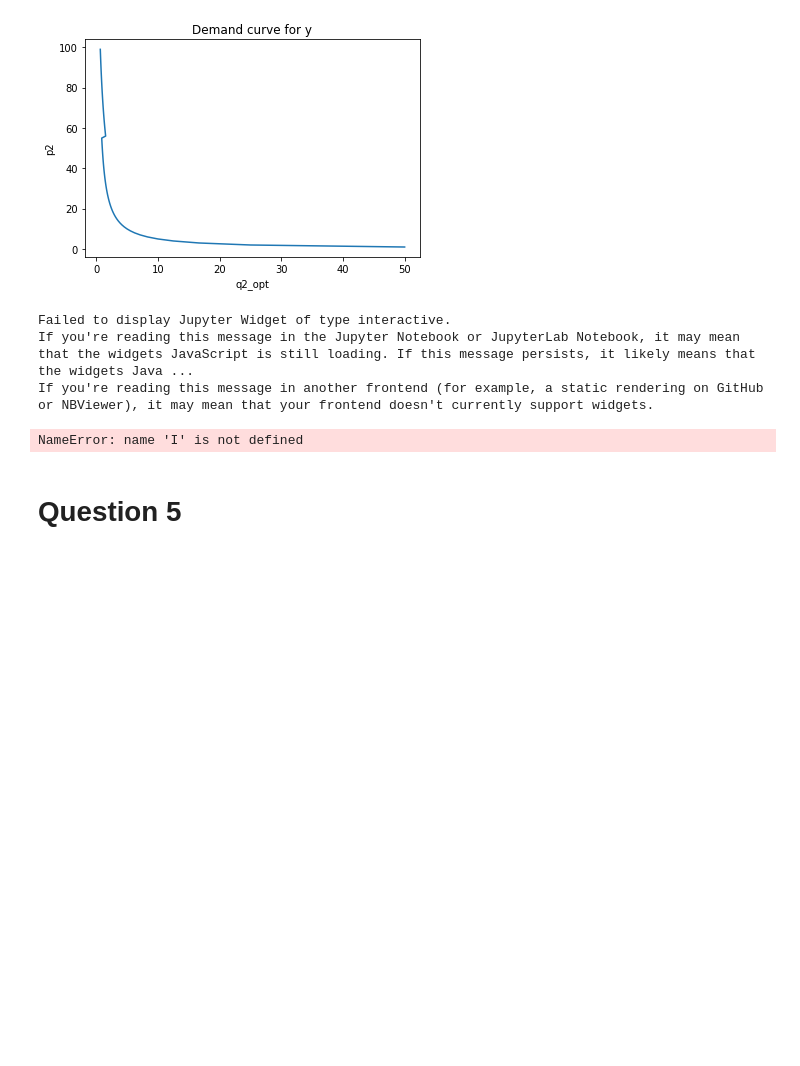
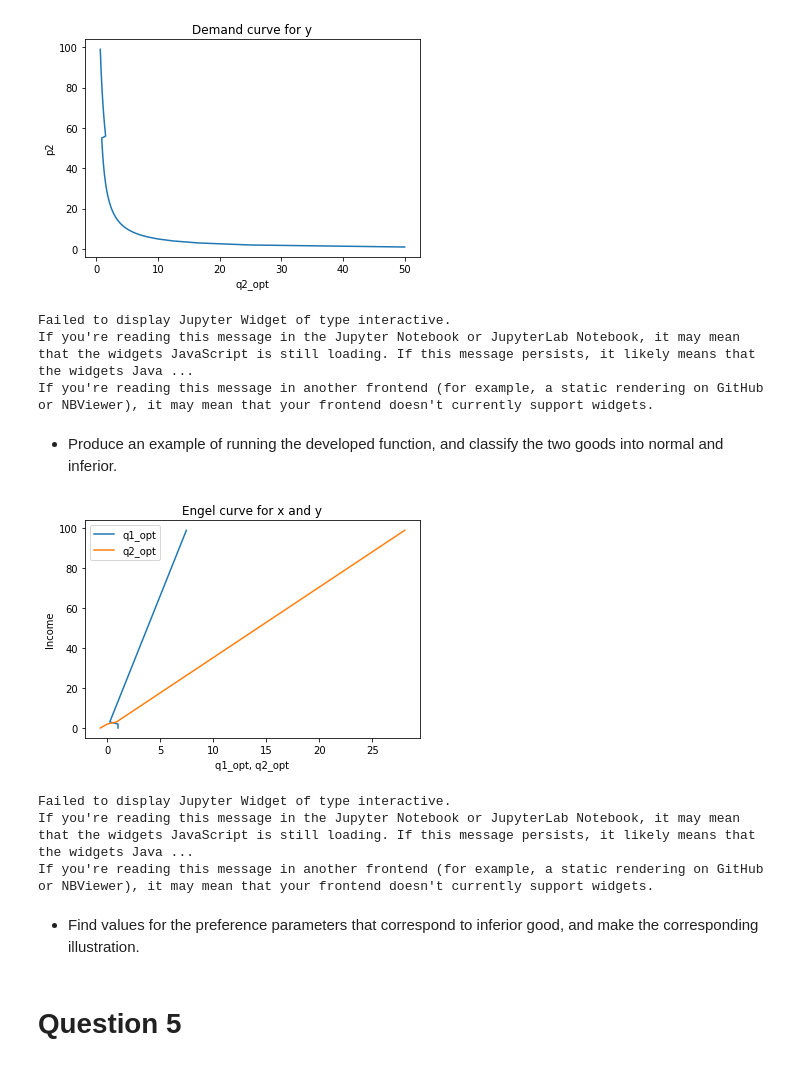
Before and after one commit to Poonpolkul/ECON8014-Midterm, a Jupyter notebook: topic1consumer_TsekiOb.ipynb, the cells around one changed output. Cells and saved outputs as stored; diff of their text form; code cells hidden in the pictures; blank space fills up the shorter version.

```diff
--- a/topic1consumer_TsekiOb.ipynb
+++ b/topic1consumer_TsekiOb.ipynb
@@ -274,17 +275,3 @@ plt.show()
 Failed to display Jupyter Widget of type interactive.
 If you're reading this message in the Jupyter Notebook or JupyterLab Notebook, it may mean that the widgets JavaScript is still loading. If this message persists, it likely means that the widgets Java ...
 If you're reading this message in another frontend (for example, a static rendering on GitHub or NBViewer), it may mean that your frontend doesn't currently support widgets.
-# %%
-p2 = np.arange(1,m.I,1)
-#q1_opt = np.zeros(m.I-1)
-m = consumer_choice()
-q2_opt = np.zeros(m.I-1)
-j = 0
-for i in p2:
-    m.p2 = i
-    root = optimize.root(m.FOC, 1)
-    temp = root.x
-    q2_opt[j] = (I-temp*p1)/p2
-    j = j+1
-# %% [output]
-NameError: name 'I' is not defined
@@ -315,12 +278,49 @@ print(p1)
-# %%
-consumer_choice.p1=3
-consumer_choice.p1
-a = np.zeros(10)
-a
-a[2] = 4
-a
-p1 = np.linspace(0,10,100)
-optimize.root(m.FOC, 1).x
+# %% [markdown]
+- Produce an example of running the developed function, and classify the two goods into normal and inferior.
+# %%
+def engel(p1 = 2, p2 = 3, s = 3, a1 = 0.3, a2 = 0.7, I_max = 100):
+    m = consumer_choice()
+    m.p1, m.p2, m.s, m.a1, m.a2  = p1, p2, s, a1, a2
+    I = np.arange(0, I_max, 1)
+    q1_opt = np.zeros(I_max)
+    q2_opt = np.zeros(I_max)
+    j = 0
+    for i in I:
+        m.I = i
+        root = optimize.root(m.FOC, 1)
+        q1_opt[j] = root.x
+        a = root.x
+        q2_opt[j] = (m.I-a*m.p1)/m.p2
+
+#         print(i,q1_opt[j])
+        j = j+1
+
+    plt.plot(q1_opt[:], I)
+    plt.plot(q2_opt[:], I)
+    plt.title("Engel curve for x and y")
+    plt.legend(["q1_opt","q2_opt"])
+    plt.xlabel("q1_opt, q2_opt")
+    plt.ylabel("Income")
+    plt.show
+
+
+engel()
+interact(engel,
+         p1=(1.0,100),
+         p2=(1.0,100),
+         s=(0.2,4.2),
+         a1=(0.1, 10),
+         a2=(0.1, 10),
+         I_max=(0,100),
+             )
+plt.show()
+# %% [output]
+[figure, added]
+Failed to display Jupyter Widget of type interactive.
+If you're reading this message in the Jupyter Notebook or JupyterLab Notebook, it may mean that the widgets JavaScript is still loading. If this message persists, it likely means that the widgets Java ...
+If you're reading this message in another frontend (for example, a static rendering on GitHub or NBViewer), it may mean that your frontend doesn't currently support widgets.
+# %% [markdown]
+- Find values for the preference parameters that correspond to inferior good, and make the corresponding illustration.
 # %%
 x = np.array([3, 6, 9, 12])
 x
```
Also changed, not shown: parts of 5 cells of this notebook.
